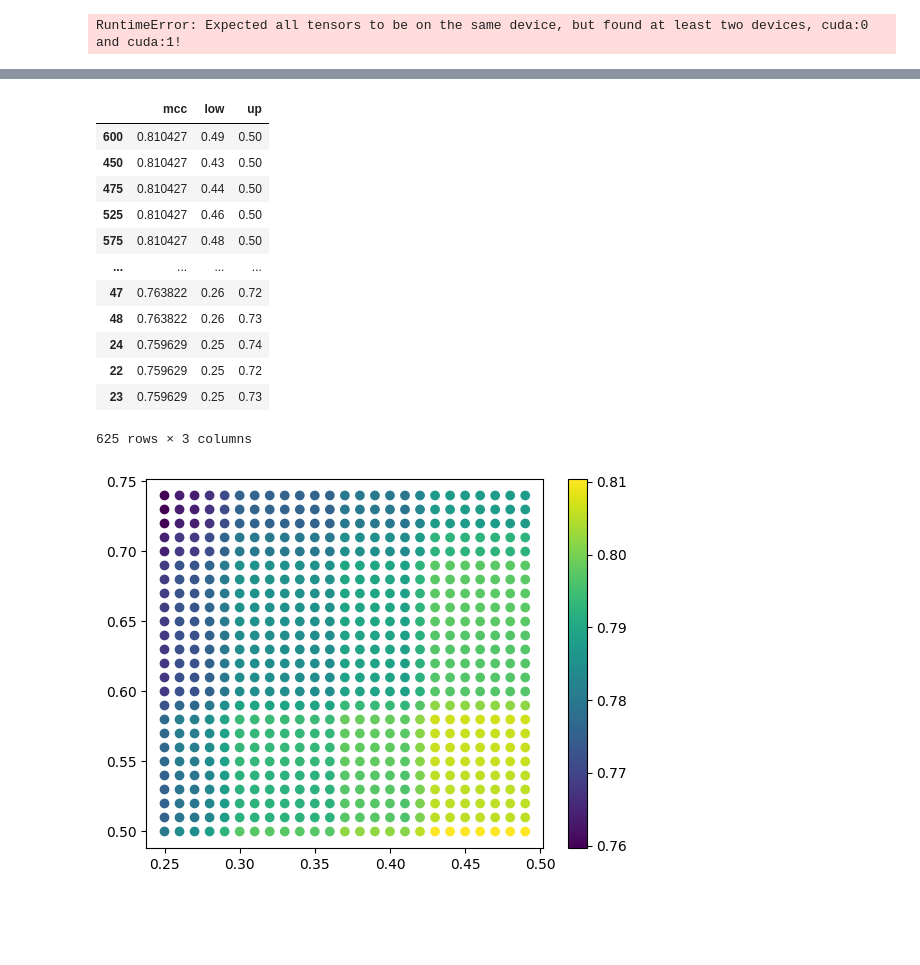
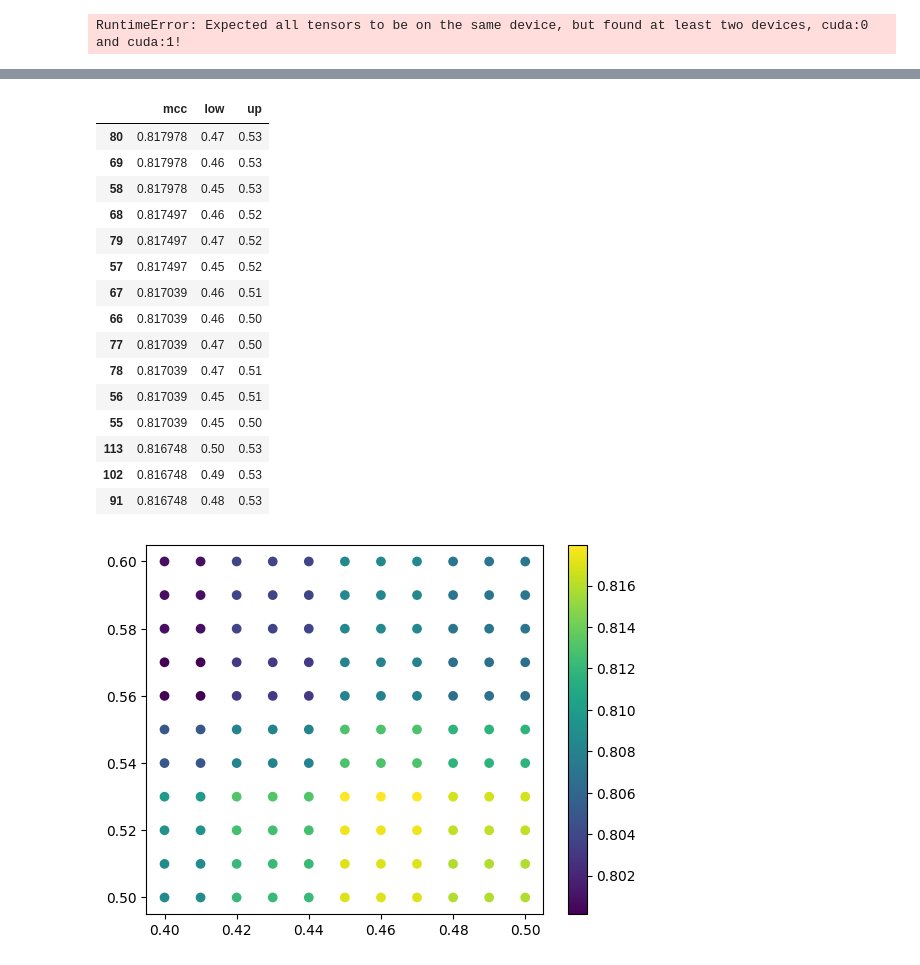
Before and after one commit to inaki11/TFM, a Jupyter notebook: tfm-conspiracy.ipynb, the cells around one changed output, grey strips where cells are left out. Cells and saved outputs as stored; diff of their text form; code cells hidden in the pictures; blank space fills up the shorter version.

```diff
--- a/tfm-conspiracy.ipynb
+++ b/tfm-conspiracy.ipynb
@@ -417,12 +417,13 @@ baseline_test_outputs = []
 
 # Filtramos los modelos que queremos evaluar
 modelos = os.listdir("/home/inaki/host_data/checkpoints/Baseline/")
-modelos = [m for m in modelos if m.startswith('BertBasePooledOutput_exp-0_0.0_[]')]
+modelos = [m for m in modelos if m.startswith('BertBasePooledOutput_0.0_16_2e-05_[]_MixUp_alfa-0.3')]
 # modelos = [m for m in modelos if m.startswith(GROUP)]
 
 for model_path in modelos:
     model = ModelClass(dropout_prob=HEAD_DROPOUT)
     # Load the saved state dictionary into the initialized model
+
     state_dict = torch.load('/home/inaki/host_data/checkpoints/Baseline/' + model_path)
     # Remove the 'module.' prefix from keys if present (esto es por ser un modelo paralelizado)
     if 'module.' in list(state_dict.keys())[0]:
@@ -431,5 +432,5 @@ for model_path in modelos:
 
     model.to(device)
     model.eval()
-    baseline_test_outputs += [evaluate(model, test_en_dataloader, THRESHOLD=0.5, val_or_test="Test")]
+    baseline_test_outputs += [evaluate(model, test_en_dataloader, 0.5, device, val_or_test="Test")]
 # %% [output]
@@ -476,47 +477,52 @@ Average Test Loss: 0.3110
 # %%
 # Evaluamos el valor optimo para el threshold
 test_true_labels = []
 for data in test_en_dataloader:
     input_ids, attention_mask, labels, _ = data
     test_true_labels += labels.tolist()
 
 all_mcc = []
 threshold = []
 low, up = [], []
 test_outputs = np.array(baseline_test_outputs)
 test_outputs = test_outputs.mean(axis=0)
-for i in range(25, 50):
-    for j in range(50, 75):
+for i in range(40, 51):
+    for j in range(50, 61):
         test_mean_predictions = [0 if x < i/100 else (1 if x > j/100 else -1) for x in test_outputs]
         mcc = matthews_corrcoef(test_true_labels, test_mean_predictions)
         all_mcc += [mcc]
         low += [i/100]
         up += [j/100]
         # create a df with the results and sort by mcc
 
 df = pd.DataFrame({'mcc':all_mcc, 'low':low, 'up':up})
 df = df.sort_values('mcc', ascending=False)
-display(df)
+# display all df
+#pd.set_option('display.max_rows', None)
+display(df.head(15))
 
 # plot que representa en los ejes x e y los valores de low y up y en el eje z el mcc
 plt.scatter(df['low'], df['up'], c=df['mcc'], cmap='viridis')
 plt.colorbar()
 plt.show()
 # %% [output]
 |  | mcc | low | up |
-| 600 | 0.810427 | 0.49 | 0.50 |
-| 450 | 0.810427 | 0.43 | 0.50 |
-| 475 | 0.810427 | 0.44 | 0.50 |
-| 525 | 0.810427 | 0.46 | 0.50 |
-| 575 | 0.810427 | 0.48 | 0.50 |
-| ... | ... | ... | ... |
-| 47 | 0.763822 | 0.26 | 0.72 |
-| 48 | 0.763822 | 0.26 | 0.73 |
-| 24 | 0.759629 | 0.25 | 0.74 |
-| 22 | 0.759629 | 0.25 | 0.72 |
-| 23 | 0.759629 | 0.25 | 0.73 |
+| 80 | 0.817978 | 0.47 | 0.53 |
+| 69 | 0.817978 | 0.46 | 0.53 |
+| 58 | 0.817978 | 0.45 | 0.53 |
+| 68 | 0.817497 | 0.46 | 0.52 |
+| 79 | 0.817497 | 0.47 | 0.52 |
+| 57 | 0.817497 | 0.45 | 0.52 |
+| 67 | 0.817039 | 0.46 | 0.51 |
+| 66 | 0.817039 | 0.46 | 0.50 |
+| 77 | 0.817039 | 0.47 | 0.50 |
+| 78 | 0.817039 | 0.47 | 0.51 |
+| 56 | 0.817039 | 0.45 | 0.51 |
+| 55 | 0.817039 | 0.45 | 0.50 |
+| 113 | 0.816748 | 0.50 | 0.53 |
+| 102 | 0.816748 | 0.49 | 0.53 |
+| 91 | 0.816748 | 0.48 | 0.53 |
-625 rows × 3 columns
-[figure, old version]
+[figure, new version]
 # %%
 from IPython.display import display_html
 display_html("<script>Jupyter.notebook.kernel.restart()</script>", raw=True)
```
Also changed, not shown: parts of 2 cells of this notebook, 1 other file.
